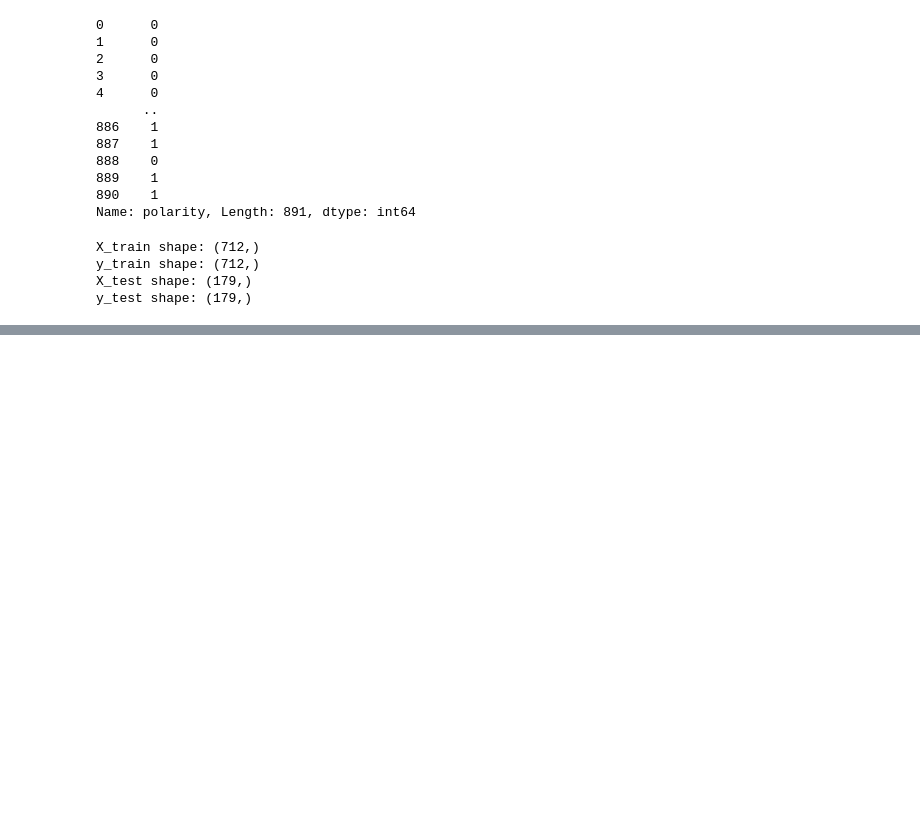
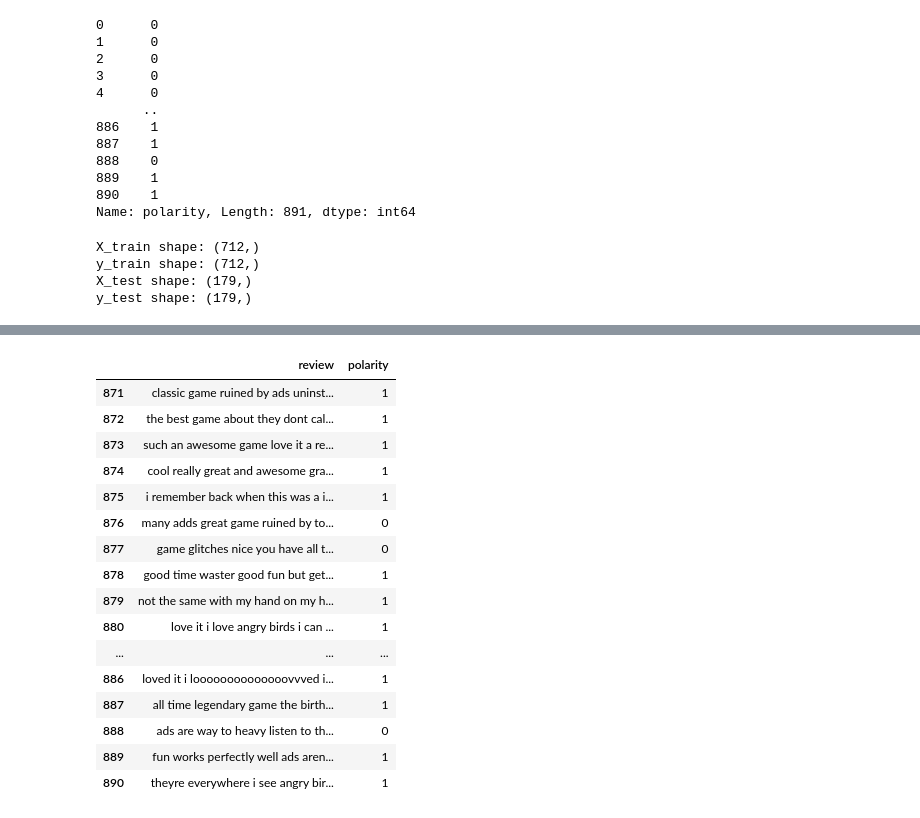
Before and after one commit to 4GeeksAcademy/fuschia-naives-bayes, a Jupyter notebook: src/explore.ipynb, the cells around one changed output, grey strips where cells are left out. Saved outputs shown, nothing was run; the diff lists cells and outputs as text; code cells hidden in the pictures; blank space fills up the shorter version.

```diff
--- a/src/explore.ipynb
+++ b/src/explore.ipynb
@@ -130,12 +130,40 @@ print(X_train.head())
 Name: review, dtype: object
 # %%
+#def preprocess_text(review):
+    # Remove non-alphabetic characters and convert to lower case
+    #return ''.join([char.lower() for char in review if char.isalpha() or char.isspace()])
+
+import re
+
+
 def preprocess_text(review):
     # Remove non-alphabetic characters and convert to lower case
-    return ''.join([char.lower() for char in review if char.isalpha() or char.isspace()])
+    review = re.sub(r'[^A-Za-z\s]', '', review)
+    review = review.lower()
+    return review
 
 # Apply preprocessing
 X_train = X_train.apply(preprocess_text)
 df['review'] = df['review'].apply(preprocess_text)
+df.tail(20)
+# %% [output]
+|  | review | polarity |
+| 871 | classic game ruined by ads uninst... | 1 |
+| 872 | the best game about they dont cal... | 1 |
+| 873 | such an awesome game love it a re... | 1 |
+| 874 | cool really great and awesome gra... | 1 |
+| 875 | i remember back when this was a i... | 1 |
+| 876 | many adds great game ruined by to... | 0 |
+| 877 | game glitches nice you have all t... | 0 |
+| 878 | good time waster good fun but get... | 1 |
+| 879 | not the same with my hand on my h... | 1 |
+| 880 | love it i love angry birds i can ... | 1 |
+| ... | ... | ... |
+| 886 | loved it i loooooooooooooovvved i... | 1 |
+| 887 | all time legendary game the birth... | 1 |
+| 888 | ads are way to heavy listen to th... | 0 |
+| 889 | fun works perfectly well ads aren... | 1 |
+| 890 | theyre everywhere i see angry bir... | 1 |
 # %%
 
 #transform the text into a word count matrix
```
Also changed, not shown: parts of 4 cells of this notebook.
